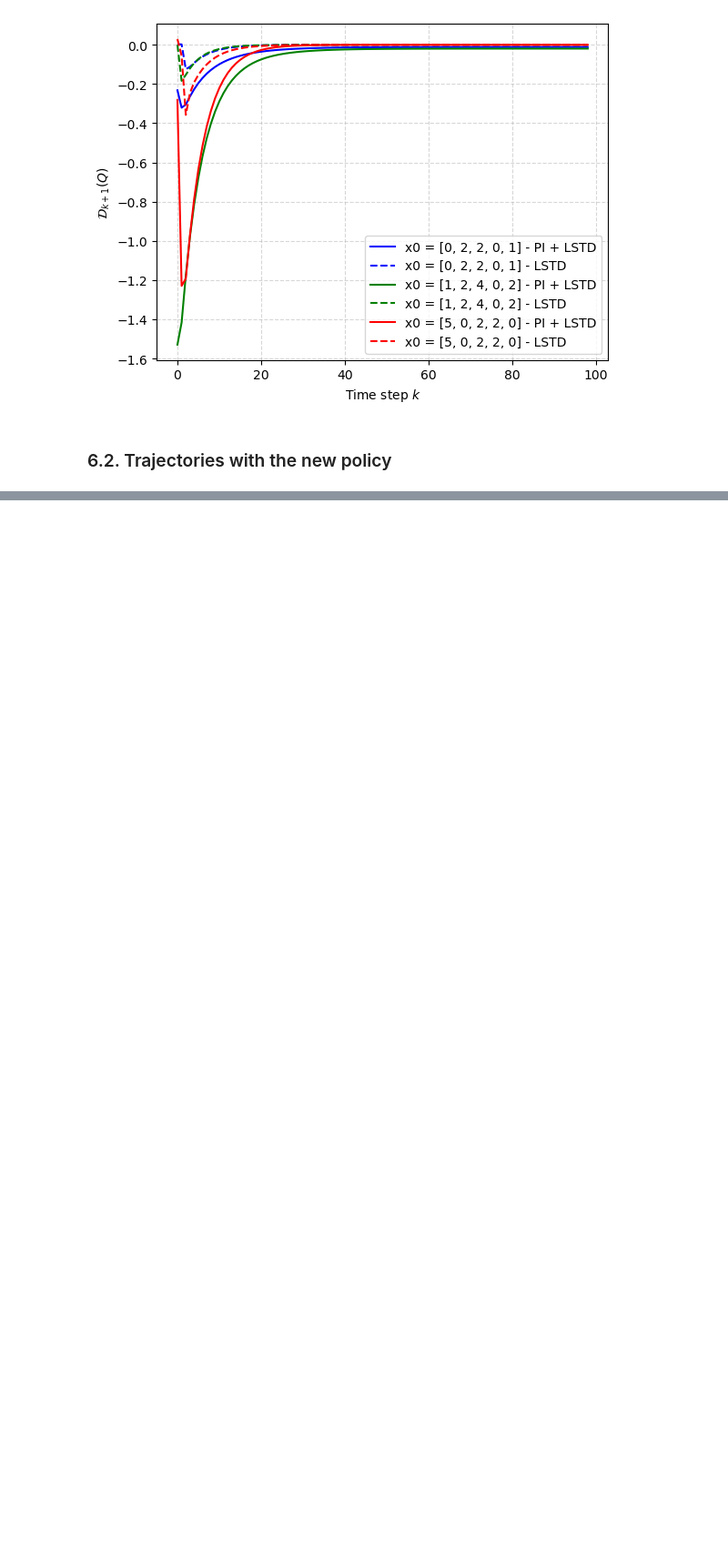
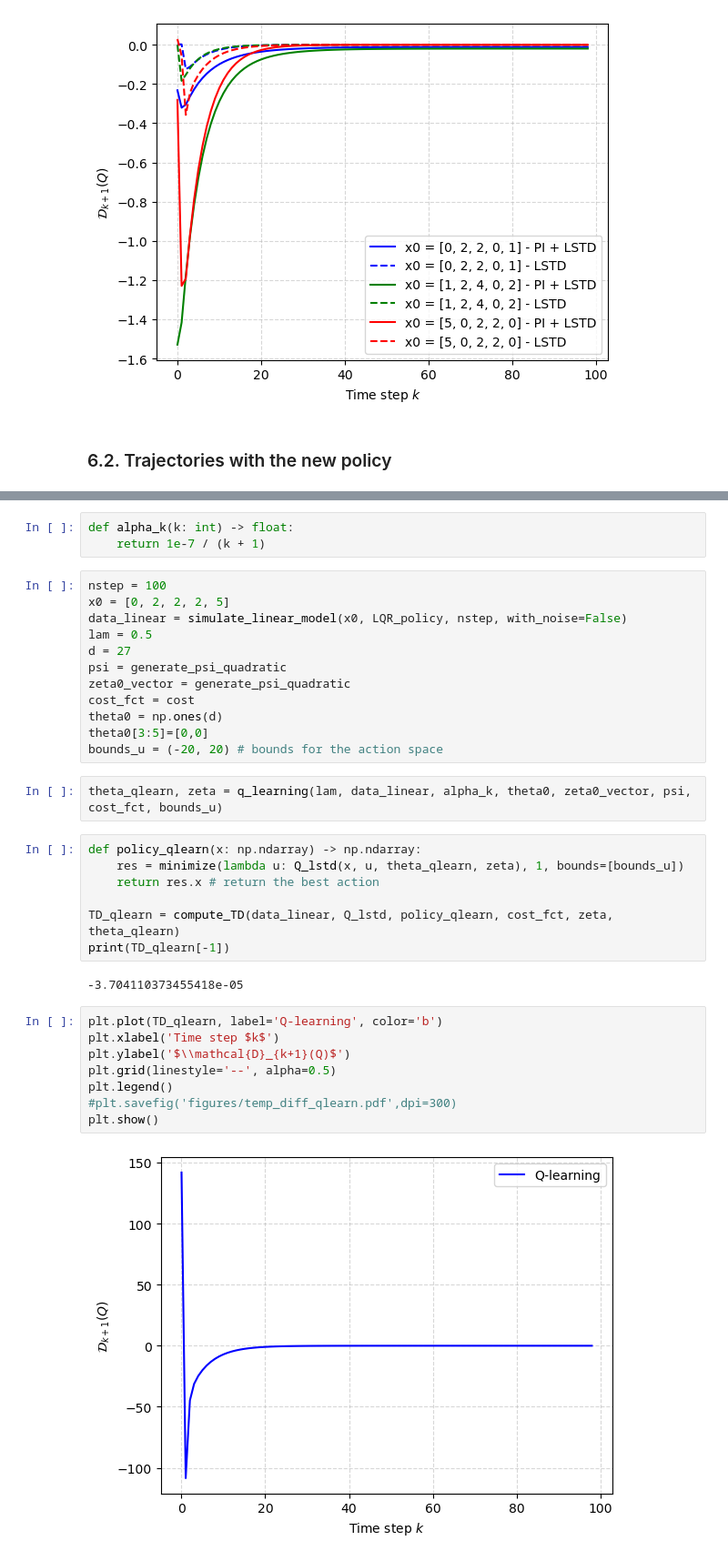
Before and after one commit to TheoHanon/Stochastic-Optimal-Control, a Jupyter notebook: Part III/partIII.ipynb, the cells around one changed output, grey strips where cells are left out. Shown at 91% size. Drawn from its saved outputs; the diff is of its cells as text; blank space fills up the shorter version.

Commit message:
Qlearning KO

```diff
--- a/Part III/partIII.ipynb
+++ b/Part III/partIII.ipynb
@@ -502,0 +504,36 @@ show_trajectories([[x_lstd_PI], [x_lqr], [x_lstd]], [[u_lstd_PI], [u_lqr], [u_ls
+# %%
+def alpha_k(k: int) -> float:
+    return 1e-7 / (k + 1)
+# %%
+nstep = 100
+x0 = [0, 2, 2, 2, 5]
+data_linear = simulate_linear_model(x0, LQR_policy, nstep, with_noise=False)
+lam = 0.5
+d = 27
+psi = generate_psi_quadratic
+zeta0_vector = generate_psi_quadratic
+cost_fct = cost
+theta0 = np.ones(d)
+theta0[3:5]=[0,0]
+bounds_u = (-20, 20) # bounds for the action space
+# %%
+theta_qlearn, zeta = q_learning(lam, data_linear, alpha_k, theta0, zeta0_vector, psi, cost_fct, bounds_u)
+# %%
+def policy_qlearn(x: np.ndarray) -> np.ndarray:
+    res = minimize(lambda u: Q_lstd(x, u, theta_qlearn, zeta), 1, bounds=[bounds_u])
+    return res.x # return the best action
+
+TD_qlearn = compute_TD(data_linear, Q_lstd, policy_qlearn, cost_fct, zeta, theta_qlearn)
+print(TD_qlearn[-1])
+# %% [output]
+-3.704110373455418e-05
+# %%
+plt.plot(TD_qlearn, label='Q-learning', color='b')
+plt.xlabel('Time step $k$')
+plt.ylabel('$\\mathcal{D}_{k+1}(Q)$')
+plt.grid(linestyle='--', alpha=0.5)
+plt.legend()
+#plt.savefig('figures/temp_diff_qlearn.pdf',dpi=300)
+plt.show()
+# %% [output]
+[figure, added]
```
Also changed, not shown: parts of 5 cells of this notebook, 1 other file.
